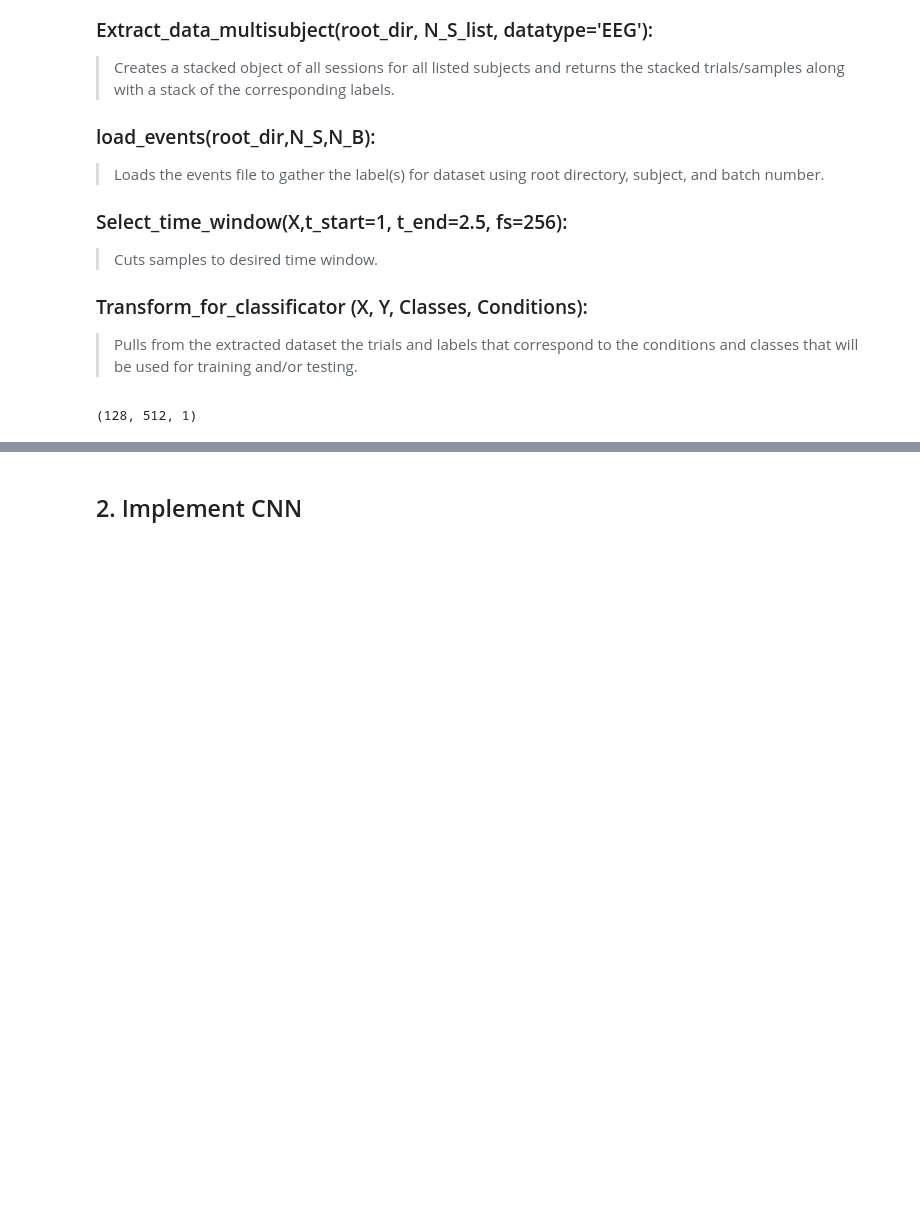
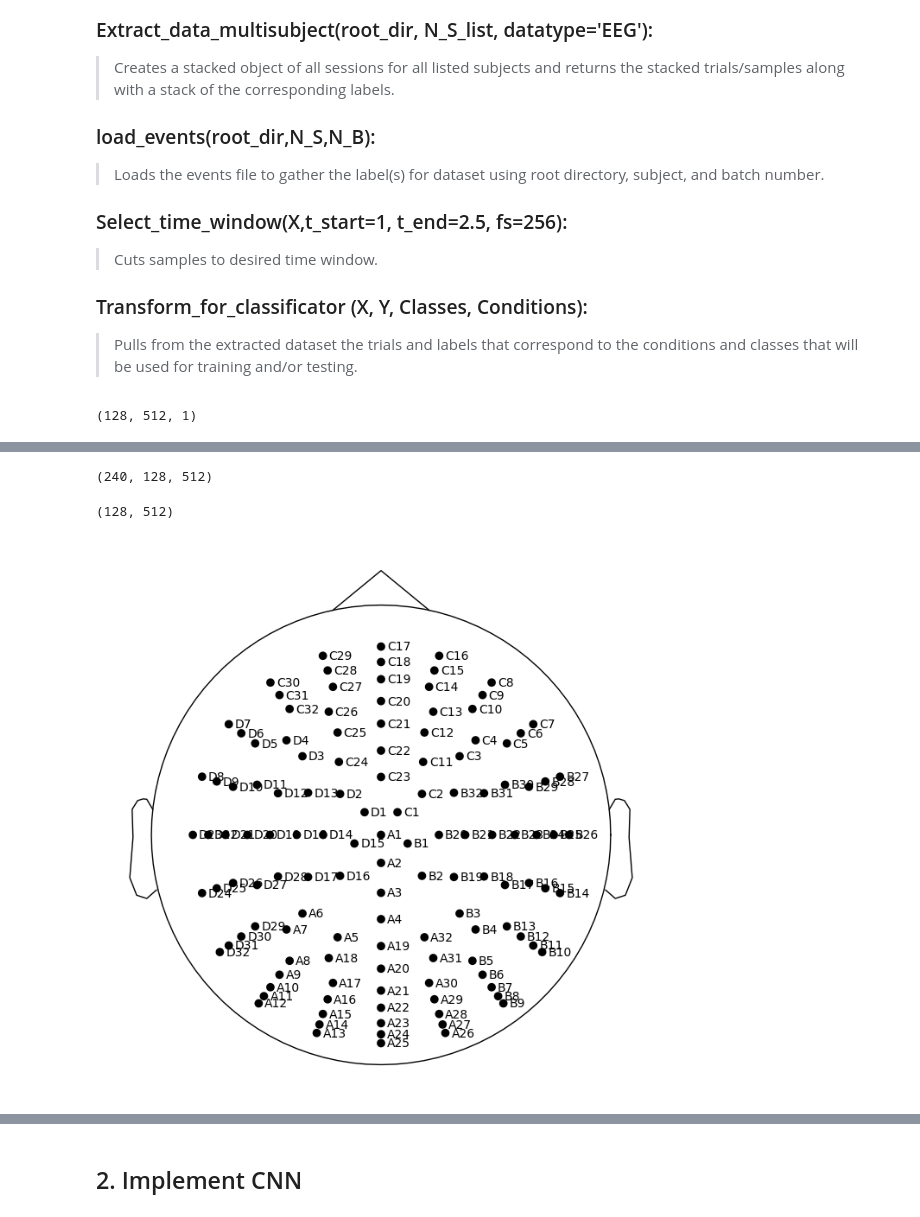
Before and after one commit to nelewerner/ml-project, a Jupyter notebook: inner-speech-drake.ipynb, the cells around one changed output, grey strips where cells are left out. Drawn from its saved outputs; the diff is of its cells as text; code cells hidden in the pictures; blank space fills up the shorter version.

```diff
--- a/inner-speech-drake.ipynb
+++ b/inner-speech-drake.ipynb
@@ -101,0 +119,4 @@ y = pd.get_dummies(labels)
+# %%
+Adquisition_eq="biosemi128"
+montage = mne.channels.make_standard_montage(Adquisition_eq)
+info = mne.create_info(ch_names=X.shape[1], sfreq=256, ch_types='eeg')
@@ -101,0 +141,3 @@ y = pd.get_dummies(labels)
+# %%
+mapping = {ch_name: 'eeg' for ch_name in montage.ch_names}
+info.set_channel_types(mapping)
@@ -101,0 +155,2 @@ y = pd.get_dummies(labels)
+# %%
+info.set_montage(montage, on_missing='warn')
@@ -101,0 +168,7 @@ y = pd.get_dummies(labels)
+# %%
+X.shape
+reshaped_data = X[1]
+#reshaped_data.shape
+X.shape
+# %% [output]
+(240, 128, 512)
@@ -101,0 +183,12 @@ y = pd.get_dummies(labels)
+# %%
+mean_data.shape
+# %% [output]
+(128, 512)
+# %%
+# Create a RawArray object using reshaped data
+raw = mne.io.RawArray(X[1], info)
+
+# Plot the sensors with the applied montage
+fig = raw.plot_sensors(show_names=True)
+# %% [output]
+[figure, added]
```
Also changed, not shown: parts of 32 cells of this notebook.
